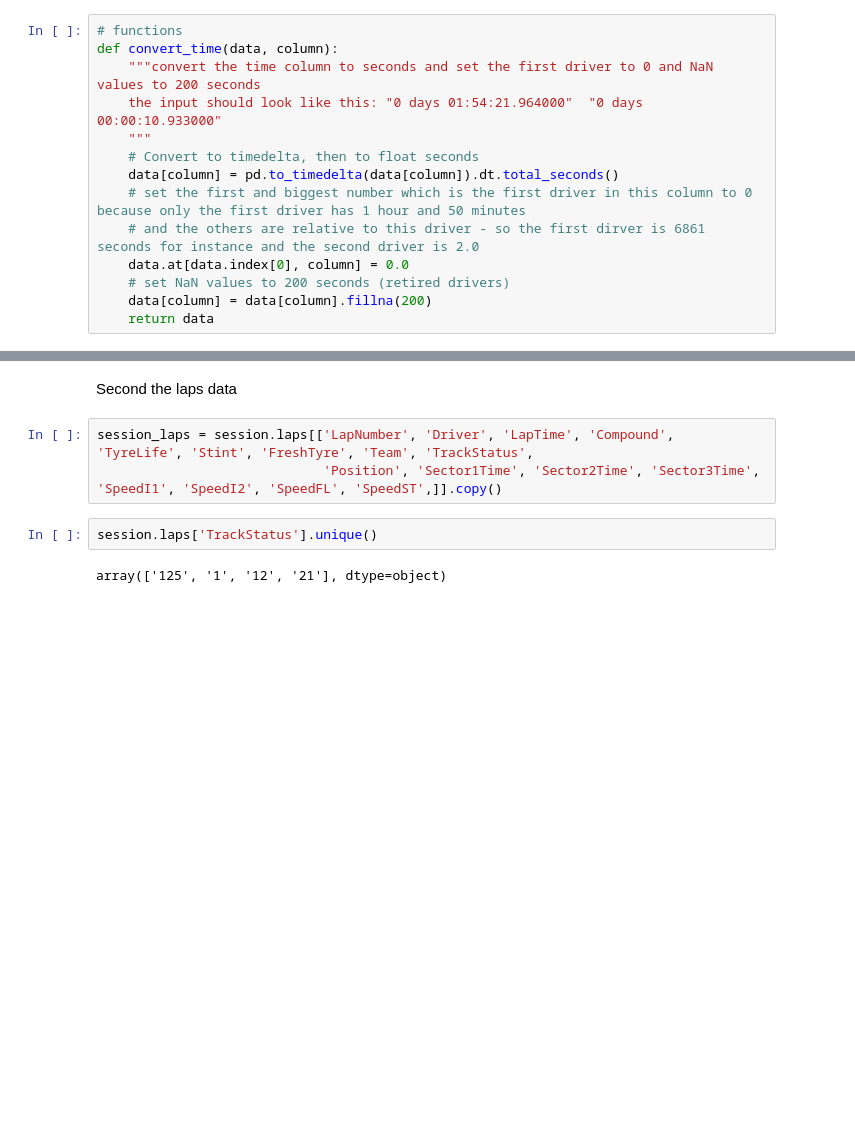
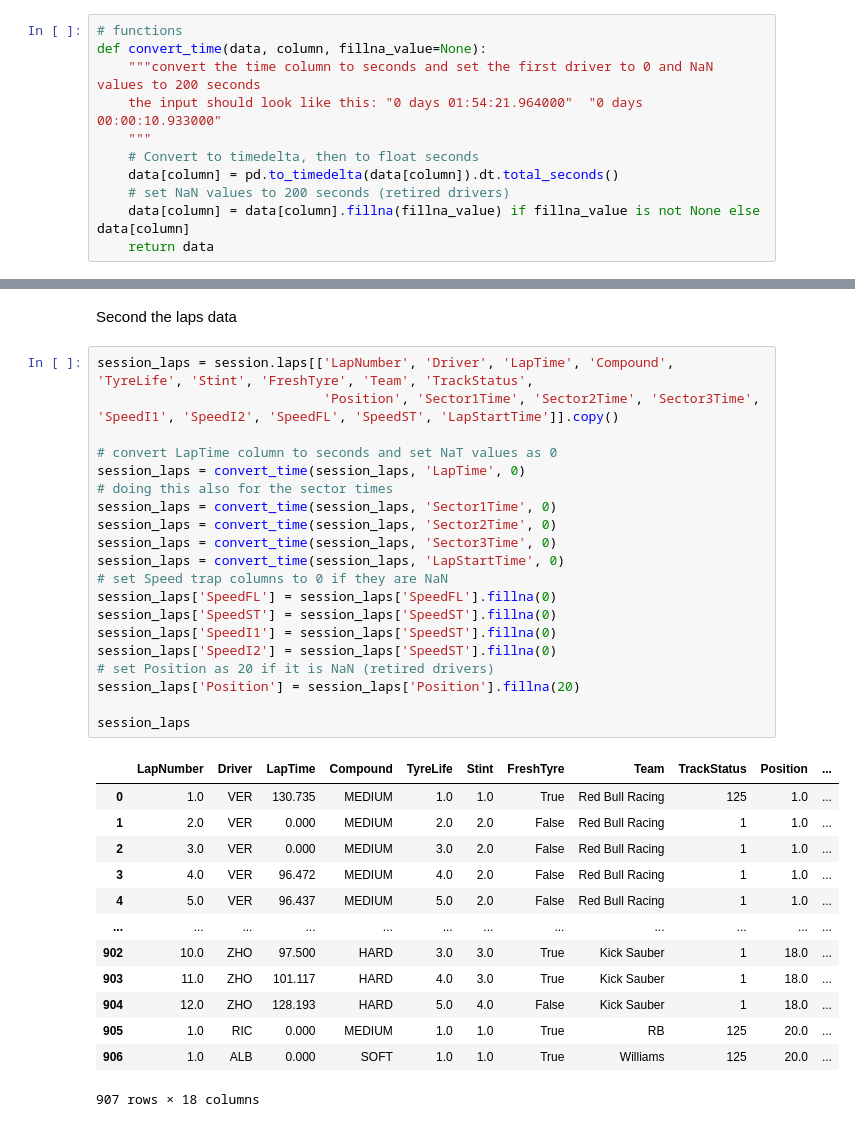
Before and after one commit to kilid69/F1, a Jupyter notebook: main.ipynb, the cells around one changed output, grey strips where cells are left out. Drawn from its saved outputs; the diff is of its cells as text; blank space fills up the shorter version.

Commit message:
preprocess some more data from car position and telemetry

```diff
--- a/main.ipynb
+++ b/main.ipynb
@@ -230,17 +230,14 @@ plt.show()
 ### Let's do some preprocessing
 # %%
 # functions
-def convert_time(data, column):
+def convert_time(data, column, fillna_value=None):
     """convert the time column to seconds and set the first driver to 0 and NaN values to 200 seconds
     the input should look like this: "0 days 01:54:21.964000"  "0 days 00:00:10.933000"
     """
     # Convert to timedelta, then to float seconds
     data[column] = pd.to_timedelta(data[column]).dt.total_seconds()
-    # set the first and biggest number which is the first driver in this column to 0 because only the first driver has 1 hour and 50 minutes
-    # and the others are relative to this driver - so the first dirver is 6861 seconds for instance and the second driver is 2.0
-    data.at[data.index[0], column] = 0.0
     # set NaN values to 200 seconds (retired drivers)
-    data[column] = data[column].fillna(200)
+    data[column] = data[column].fillna(fillna_value) if fillna_value is not None else data[column]
     return data
 # %% [markdown]
 First the whole session results
@@ -265,10 +265,37 @@ session_results.head(3)
 | 55 | SAI | ferrari | ESP | 3 | 4.0 | 20.866 | 15.0 | 0 |
 # %% [markdown]
 Second the laps data
-# %%
-session_laps = session.laps[['LapNumber', 'Driver', 'LapTime', 'Compound', 'TyreLife', 'Stint', 'FreshTyre', 'Team', 'TrackStatus',
-                             'Position', 'Sector1Time', 'Sector2Time', 'Sector3Time', 'SpeedI1', 'SpeedI2', 'SpeedFL', 'SpeedST',]].copy()
-# %%
-session.laps['TrackStatus'].unique()
-# %% [output]
-array(['125', '1', '12', '21'], dtype=object)
+# %%
+session_laps = session.laps[['LapNumber', 'Driver', 'LapTime', 'Compound', 'TyreLife', 'Stint', 'FreshTyre', 'Team', 'TrackStatus',
+                             'Position', 'Sector1Time', 'Sector2Time', 'Sector3Time', 'SpeedI1', 'SpeedI2', 'SpeedFL', 'SpeedST', 'LapStartTime']].copy()
+
+# convert LapTime column to seconds and set NaT values as 0
+session_laps = convert_time(session_laps, 'LapTime', 0)
+# doing this also for the sector times
+session_laps = convert_time(session_laps, 'Sector1Time', 0)
+session_laps = convert_time(session_laps, 'Sector2Time', 0)
+session_laps = convert_time(session_laps, 'Sector3Time', 0)
+session_laps = convert_time(session_laps, 'LapStartTime', 0)
+# set Speed trap columns to 0 if they are NaN
+session_laps['SpeedFL'] = session_laps['SpeedFL'].fillna(0)
+session_laps['SpeedST'] = session_laps['SpeedST'].fillna(0)
+session_laps['SpeedI1'] = session_laps['SpeedST'].fillna(0)
+session_laps['SpeedI2'] = session_laps['SpeedST'].fillna(0)
+# set Position as 20 if it is NaN (retired drivers)
+session_laps['Position'] = session_laps['Position'].fillna(20)
+
+session_laps
+# %% [output]
+|  | LapNumber | Driver | LapTime | Compound | TyreLife | Stint | FreshTyre | Team | TrackStatus | Position | ... |
+| 0 | 1.0 | VER | 130.735 | MEDIUM | 1.0 | 1.0 | True | Red Bull Racing | 125 | 1.0 | ... |
+| 1 | 2.0 | VER | 0.000 | MEDIUM | 2.0 | 2.0 | False | Red Bull Racing | 1 | 1.0 | ... |
+| 2 | 3.0 | VER | 0.000 | MEDIUM | 3.0 | 2.0 | False | Red Bull Racing | 1 | 1.0 | ... |
+| 3 | 4.0 | VER | 96.472 | MEDIUM | 4.0 | 2.0 | False | Red Bull Racing | 1 | 1.0 | ... |
+| 4 | 5.0 | VER | 96.437 | MEDIUM | 5.0 | 2.0 | False | Red Bull Racing | 1 | 1.0 | ... |
+| ... | ... | ... | ... | ... | ... | ... | ... | ... | ... | ... | ... |
+| 902 | 10.0 | ZHO | 97.500 | HARD | 3.0 | 3.0 | True | Kick Sauber | 1 | 18.0 | ... |
+| 903 | 11.0 | ZHO | 101.117 | HARD | 4.0 | 3.0 | True | Kick Sauber | 1 | 18.0 | ... |
+| 904 | 12.0 | ZHO | 128.193 | HARD | 5.0 | 4.0 | False | Kick Sauber | 1 | 18.0 | ... |
+| 905 | 1.0 | RIC | 0.000 | MEDIUM | 1.0 | 1.0 | True | RB | 125 | 20.0 | ... |
+| 906 | 1.0 | ALB | 0.000 | SOFT | 1.0 | 1.0 | True | Williams | 125 | 20.0 | ... |
+907 rows × 18 columns
```
Also changed, not shown: parts of 6 cells of this notebook.
